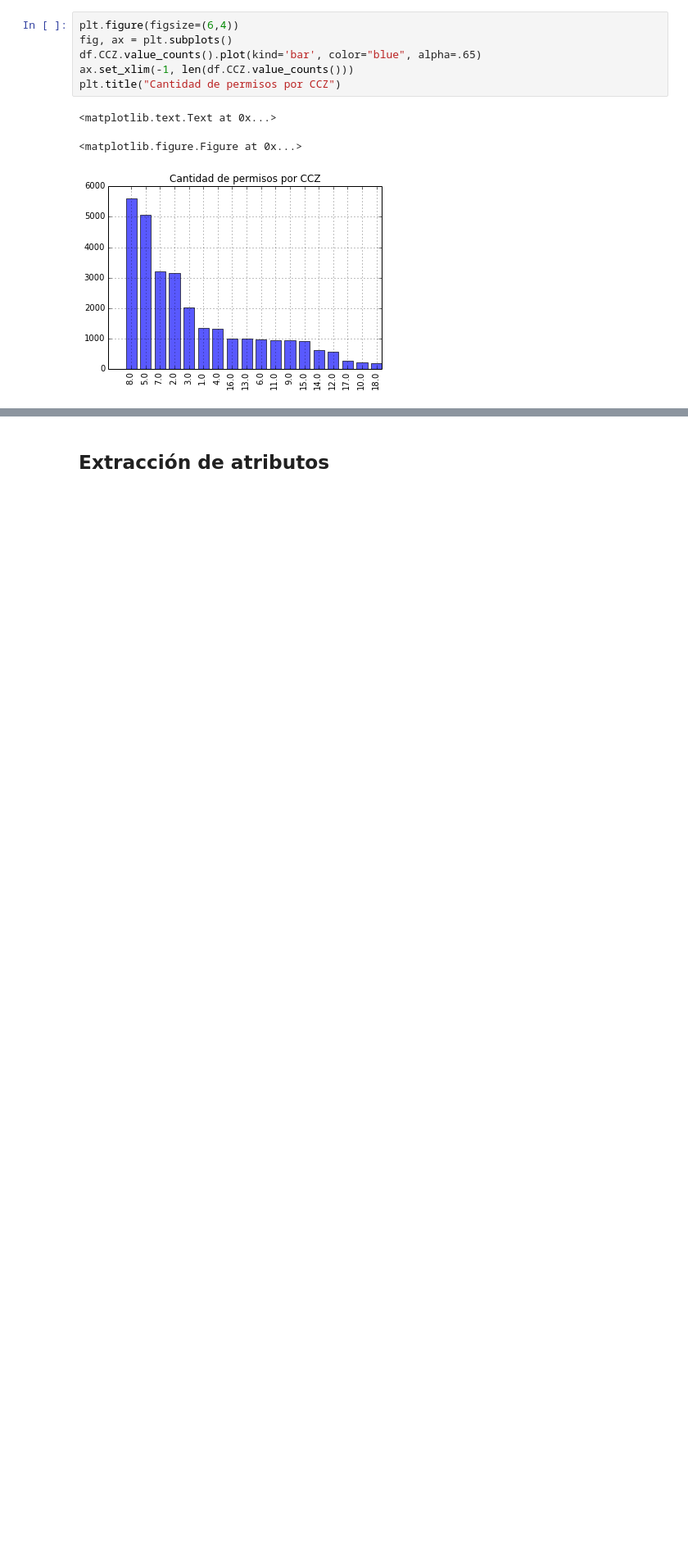
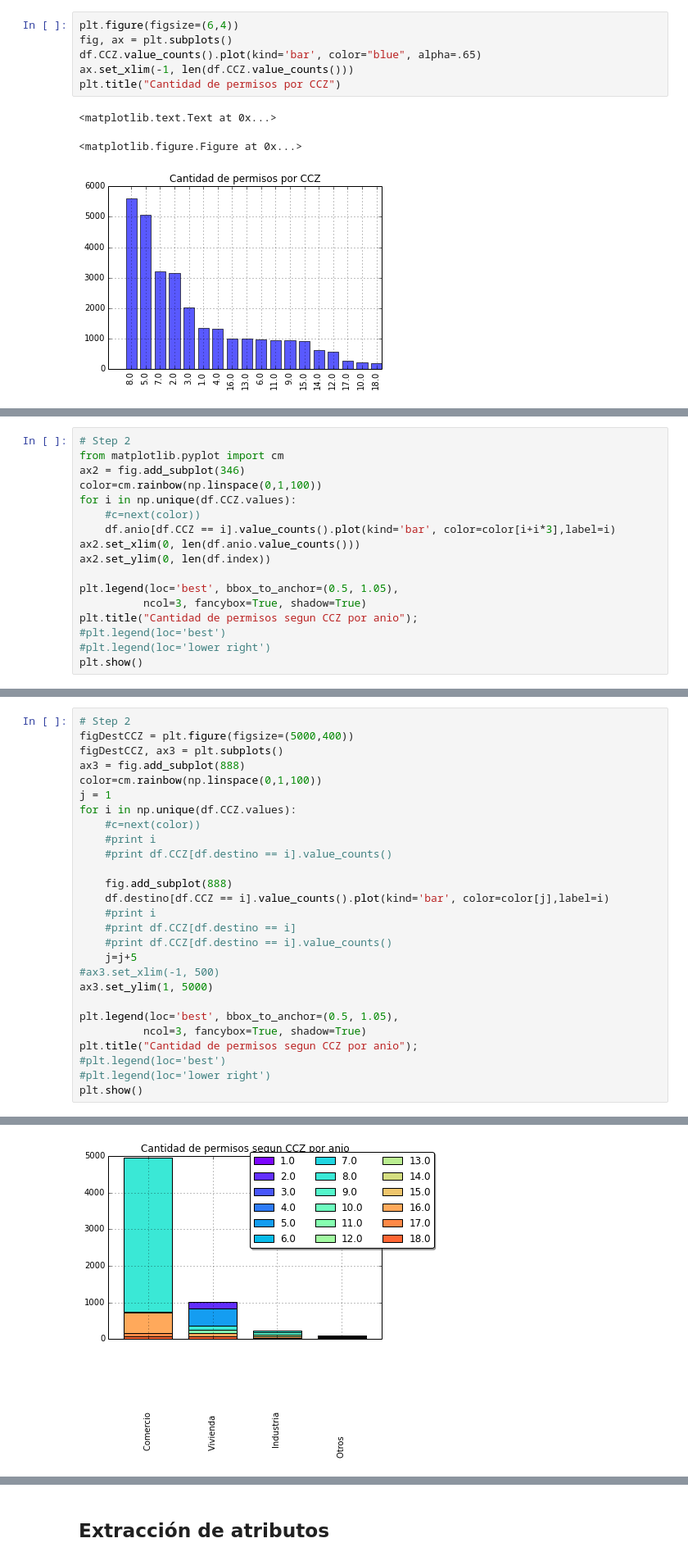
Before and after one commit to raulsperoni/aprendizaje-automatico-2015, a Jupyter notebook: Lab1_2015.ipynb, the cells around one changed output, grey strips where cells are left out. Shown at 82% size. Cells and saved outputs as stored; diff of their text form; blank space fills up the shorter version.

```diff
--- a/Lab1_2015.ipynb
+++ b/Lab1_2015.ipynb
@@ -168,0 +213,17 @@ plt.title("Cantidad de permisos por CCZ")
+# %%
+# Step 2
+from matplotlib.pyplot import cm
+ax2 = fig.add_subplot(346)
+color=cm.rainbow(np.linspace(0,1,100))
+for i in np.unique(df.CCZ.values):
+    #c=next(color))
+    df.anio[df.CCZ == i].value_counts().plot(kind='bar', color=color[i+i*3],label=i)
+ax2.set_xlim(0, len(df.anio.value_counts()))
+ax2.set_ylim(0, len(df.index))
+
+plt.legend(loc='best', bbox_to_anchor=(0.5, 1.05),
+          ncol=3, fancybox=True, shadow=True)
+plt.title("Cantidad de permisos segun CCZ por anio");
+#plt.legend(loc='best')
+#plt.legend(loc='lower right')
+plt.show()
@@ -168,0 +244,28 @@ plt.title("Cantidad de permisos por CCZ")
+# %%
+# Step 2
+figDestCCZ = plt.figure(figsize=(5000,400))
+figDestCCZ, ax3 = plt.subplots()
+ax3 = fig.add_subplot(888)
+color=cm.rainbow(np.linspace(0,1,100))
+j = 1
+for i in np.unique(df.CCZ.values):
+    #c=next(color))
+    #print i
+    #print df.CCZ[df.destino == i].value_counts()
+
+    fig.add_subplot(888)
+    df.destino[df.CCZ == i].value_counts().plot(kind='bar', color=color[j],label=i)
+    #print i
+    #print df.CCZ[df.destino == i]
+    #print df.CCZ[df.destino == i].value_counts()
+    j=j+5
+#ax3.set_xlim(-1, 500)
+ax3.set_ylim(1, 5000)
+
+plt.legend(loc='best', bbox_to_anchor=(0.5, 1.05),
+          ncol=3, fancybox=True, shadow=True)
+plt.title("Cantidad de permisos segun CCZ por anio");
+#plt.legend(loc='best')
+#plt.legend(loc='lower right')
+plt.show()
+# %% [output]
@@ -168,0 +273 @@ plt.title("Cantidad de permisos por CCZ")
+[figure, added]
```
Also changed, not shown: parts of 14 cells of this notebook.
